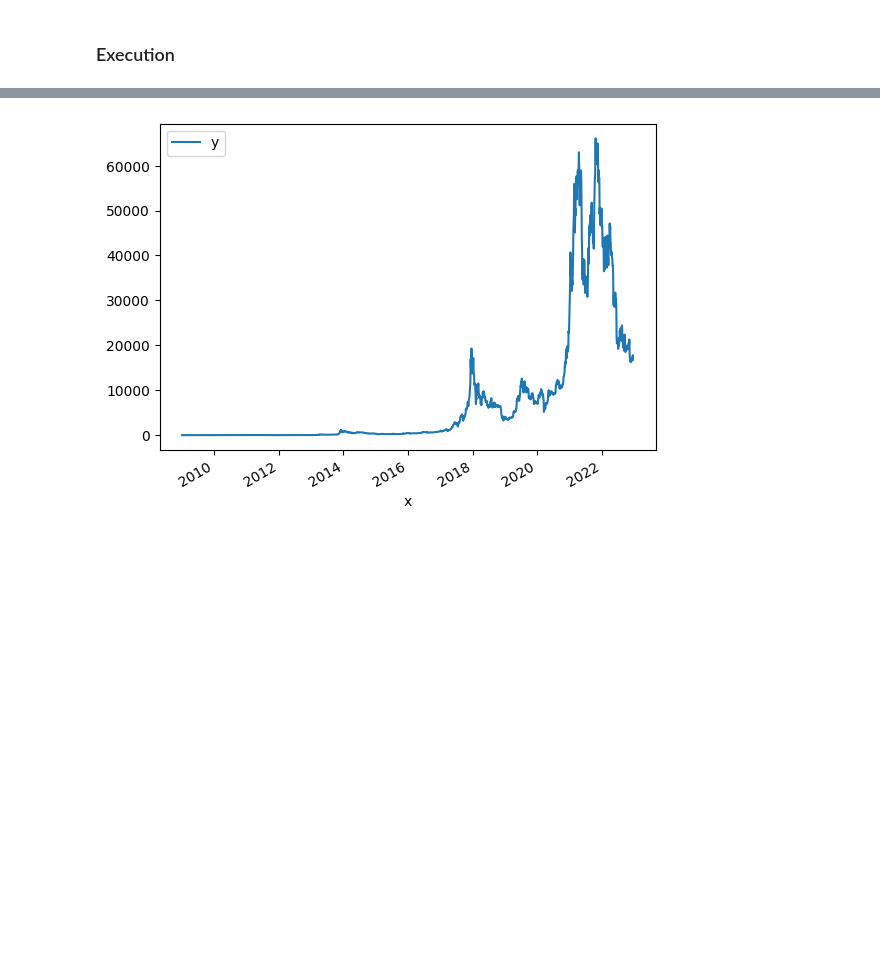
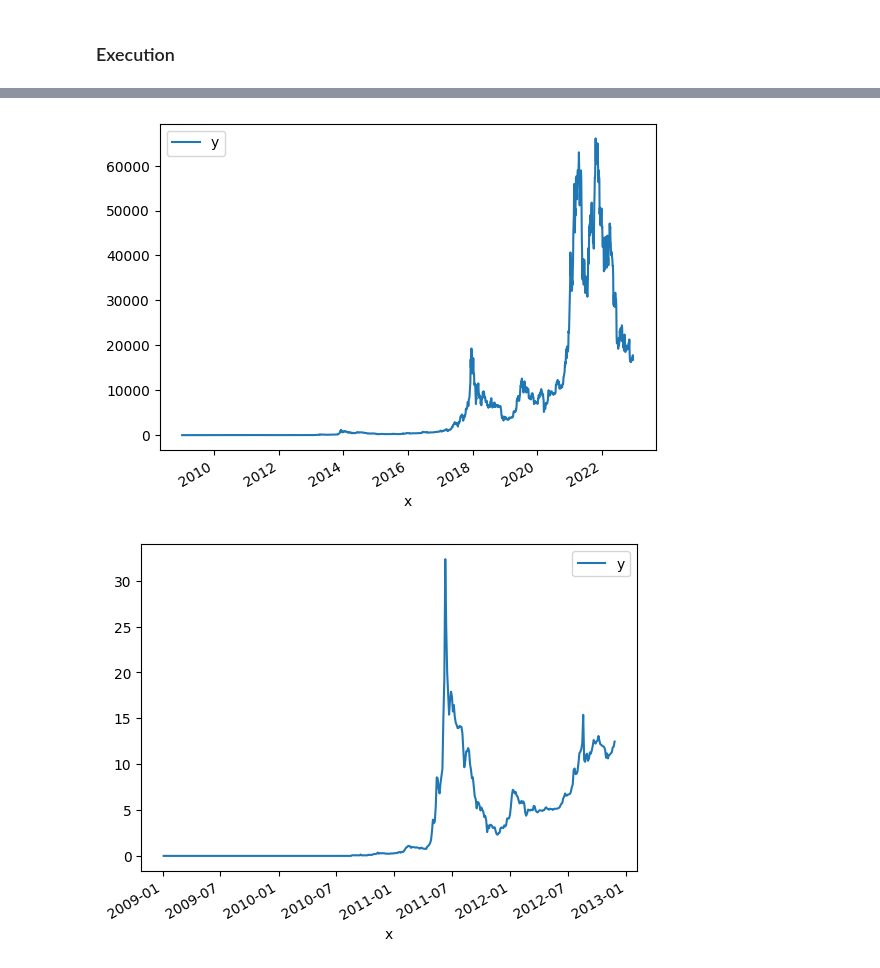
Before and after one commit to GyuchanLim/Test-Environment-2021, a Jupyter notebook: CSV/JSONReader.ipynb, the cells around one changed output, grey strips where cells are left out. Drawn from its saved outputs; the diff is of its cells as text; code cells hidden in the pictures; blank space fills up the shorter version.

```diff
--- a/CSV/JSONReader.ipynb
+++ b/CSV/JSONReader.ipynb
@@ -34,11 +34,25 @@ def UTC_milisecond_to_datetime(time_price_dictionary):
 
 def pandas_test(JSON_to_plot):
     df = pd.DataFrame(JSON_to_plot)
-    print (df)
+    #print (df)
     df.plot(x='x', y='y')
 
 def halving(to_half):
     hdates = [datetime.datetime(2012, 11, 28, 0, 0), datetime.datetime(2016, 7, 9, 0, 0), datetime.datetime(2020, 5, 11, 0, 0)]
+    creation_date = datetime.datetime(2008, 8 , 18, 0, 0)
+    next_hdate = datetime.datetime(2024, 3, 27, 0, 0)
+    d_index = 0
+    h_index = 0
+    halved_dataset = []
+    df = pd.DataFrame(data['market-price'])
+    for index, row in df.iterrows():
+        if d_index!= len(hdates) and hdates[d_index] < row['x']:
+            #print('Halving date reached or exceeded, incrementing halving date counter. Currently at halving date number ' +str(d_index+1)+' '+ str(hdates[d_index]))
+            d_index+=1
+            halved_dataset.append(df.iloc[h_index:index])
+            h_index = index
+    halved_dataset.append(df.iloc[h_index:])
+    return halved_dataset
 # %% [markdown]
 <h2> Main Functions </h2>
 <p>Things to implement...</p>
@@ -50,6 +64,8 @@ def halving(to_half):
 data = load_data()
 
 UTC_milisecond_to_datetime(data['market-price'])
-halving(data['market-price'])
+halved_dataset = halving(data['market-price'])
 pandas_test(data['market-price'])
+for dataset in halved_dataset:
+    pandas_test(dataset)
 # %% [output]
@@ -70 +72,2 @@ pandas_test(data['market-price'])
 [figure]
+[figure, added]
```
Also changed, not shown: parts of 2 cells of this notebook.
